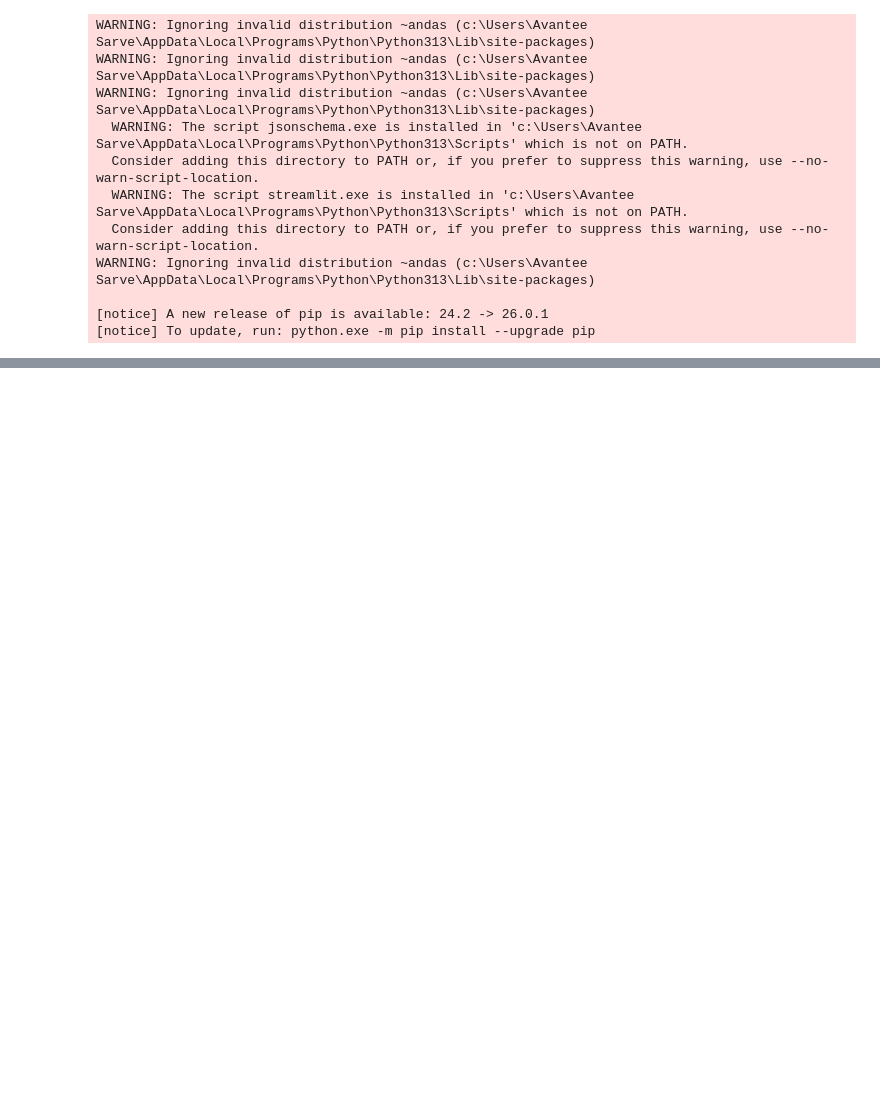
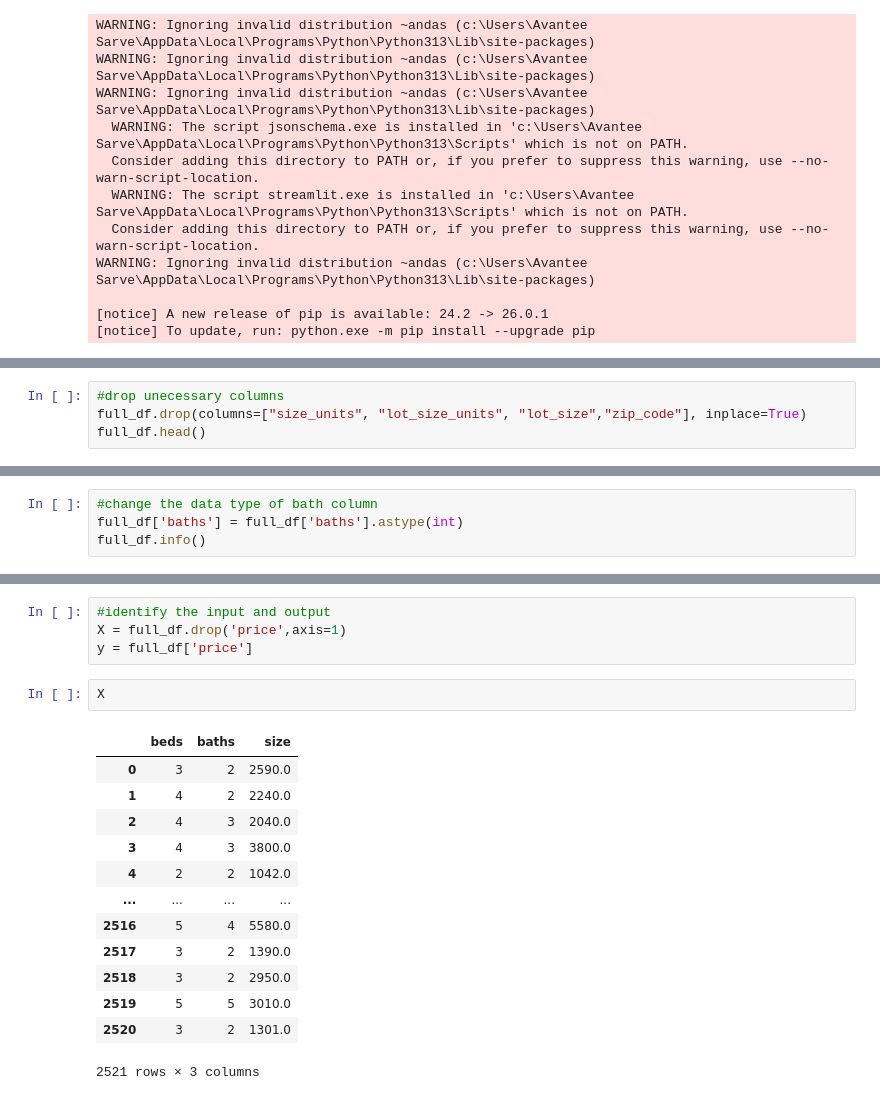
Before and after one commit to avanteesarve-code/Green-AI---python, a Jupyter notebook: Day8.ipynb, the cells around one changed output, grey strips where cells are left out. Saved outputs shown, nothing was run; the diff lists cells and outputs as text; blank space fills up the shorter version.

```diff
--- a/Day8.ipynb
+++ b/Day8.ipynb
@@ -43,0 +71,4 @@ WARNING: Ignoring invalid distribution ~andas (c:\Users\Avantee Sarve\AppData\Lo
+# %%
+#drop unecessary columns
+full_df.drop(columns=["size_units", "lot_size_units", "lot_size","zip_code"], inplace=True)
+full_df.head()
@@ -43,0 +96,4 @@ WARNING: Ignoring invalid distribution ~andas (c:\Users\Avantee Sarve\AppData\Lo
+# %%
+#change the data type of bath column
+full_df['baths'] = full_df['baths'].astype(int)
+full_df.info()
@@ -43,0 +120,20 @@ WARNING: Ignoring invalid distribution ~andas (c:\Users\Avantee Sarve\AppData\Lo
+# %%
+#identify the input and output
+X = full_df.drop('price',axis=1)
+y = full_df['price']
+# %%
+X
+# %% [output]
+|  | beds | baths | size |
+| 0 | 3 | 2 | 2590.0 |
+| 1 | 4 | 2 | 2240.0 |
+| 2 | 4 | 3 | 2040.0 |
+| 3 | 4 | 3 | 3800.0 |
+| 4 | 2 | 2 | 1042.0 |
+| ... | ... | ... | ... |
+| 2516 | 5 | 4 | 5580.0 |
+| 2517 | 3 | 2 | 1390.0 |
+| 2518 | 3 | 2 | 2950.0 |
+| 2519 | 5 | 5 | 3010.0 |
+| 2520 | 3 | 2 | 1301.0 |
+2521 rows × 3 columns
```
Also changed, not shown: parts of 13 cells of this notebook, 1 other file.
